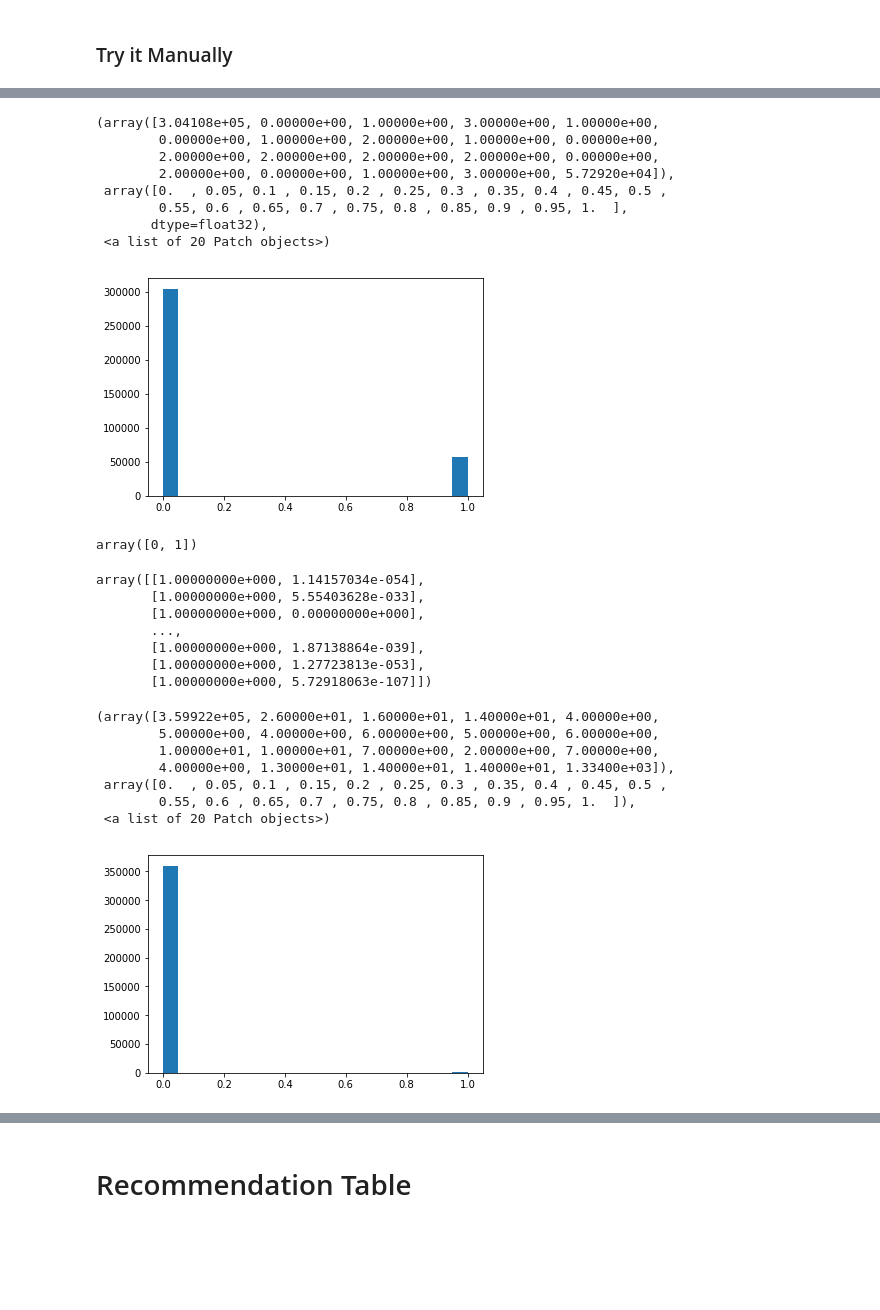
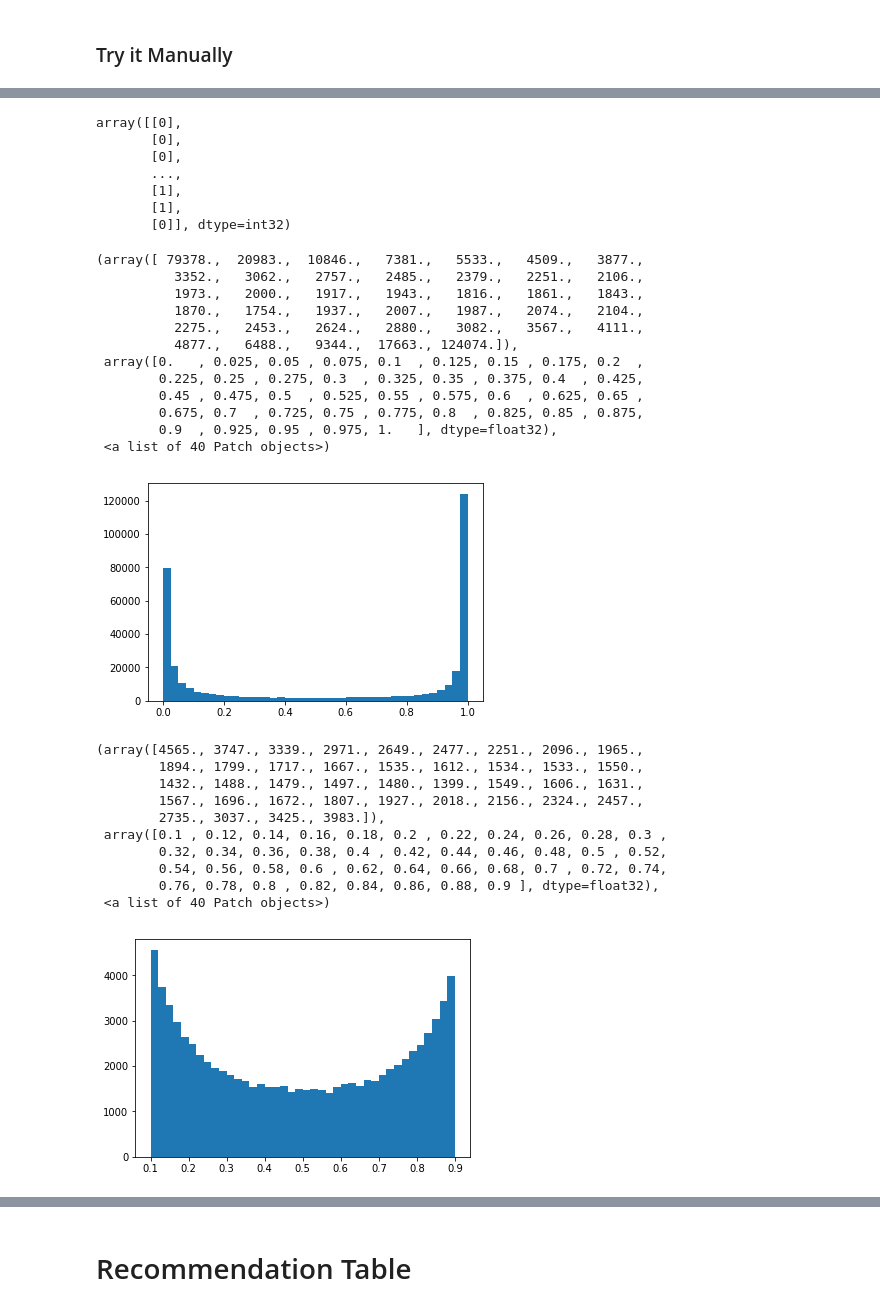
Before and after one commit to as6140/peervest, a Jupyter notebook: test_pipeline_on_current_data.ipynb, the cells around one changed output, grey strips where cells are left out. Drawn from its saved outputs; the diff is of its cells as text; code cells hidden in the pictures; blank space fills up the shorter version.

Commit message:
add calibrated classification model (nn_v7), test nn_v7 on future data (success), test nn_v7 on current data (success), updated functions

```diff
--- a/test_pipeline_on_current_data.ipynb
+++ b/test_pipeline_on_current_data.ipynb
@@ -91,7 +92,7 @@ X_current_classif = concat_X_and_6ohe_dfs(X_current, ohe_home_ownership, ohe_pur
 X_current_regr = concat_X_and_6ohe_dfs(X_current, ohe_home_ownership, ohe_purpose, ohe_zip_code,
                                    ohe_application_type, ohe_sub_grade, ohe_emp_title_2)
 prep_all_df_for_classification(X_current_classif) #drops columns in place
-class_model = joblib.load('nn_v3.joblib')
+class_model = joblib.load('nn_v7.joblib')
 # %% [output]
 Using TensorFlow backend.
 WARNING: Logging before flag parsing goes to stderr.
@@ -141,0 +166,5 @@ array([[1.],
+# %%
+ss = StandardScaler()
+X_current_classif_s = ss.fit_transform(X_current_classif)
+# %%
+current_class_s_preds_proba = class_model.predict_proba(X_current_classif_s,verbose=1)
@@ -142,12 +193,26 @@ array([[1.],
+# %%
+class_model.predict_classes(X_current_classif)
+# %% [output]
+array([[0],
+       [0],
+       [0],
+       ...,
+       [1],
+       [1],
+       [0]], dtype=int32)
 # %%
-plt.hist(current_class_preds_proba,bins=20,range=(0,1))
+plt.hist(current_class_s_preds_proba,bins=40,range=(0,1))
 # %% [output]
-(array([3.04108e+05, 0.00000e+00, 1.00000e+00, 3.00000e+00, 1.00000e+00,
-        0.00000e+00, 1.00000e+00, 2.00000e+00, 1.00000e+00, 0.00000e+00,
-        2.00000e+00, 2.00000e+00, 2.00000e+00, 2.00000e+00, 0.00000e+00,
-        2.00000e+00, 0.00000e+00, 1.00000e+00, 3.00000e+00, 5.72920e+04]),
- array([0.  , 0.05, 0.1 , 0.15, 0.2 , 0.25, 0.3 , 0.35, 0.4 , 0.45, 0.5 ,
-        0.55, 0.6 , 0.65, 0.7 , 0.75, 0.8 , 0.85, 0.9 , 0.95, 1.  ],
-       dtype=float32),
- <a list of 20 Patch objects>)
+(array([ 79378.,  20983.,  10846.,   7381.,   5533.,   4509.,   3877.,
+          3352.,   3062.,   2757.,   2485.,   2379.,   2251.,   2106.,
+          1973.,   2000.,   1917.,   1943.,   1816.,   1861.,   1843.,
+          1870.,   1754.,   1937.,   2007.,   1987.,   2074.,   2104.,
+          2275.,   2453.,   2624.,   2880.,   3082.,   3567.,   4111.,
+          4877.,   6488.,   9344.,  17663., 124074.]),
+ array([0.   , 0.025, 0.05 , 0.075, 0.1  , 0.125, 0.15 , 0.175, 0.2  ,
+        0.225, 0.25 , 0.275, 0.3  , 0.325, 0.35 , 0.375, 0.4  , 0.425,
+        0.45 , 0.475, 0.5  , 0.525, 0.55 , 0.575, 0.6  , 0.625, 0.65 ,
+        0.675, 0.7  , 0.725, 0.75 , 0.775, 0.8  , 0.825, 0.85 , 0.875,
+        0.9  , 0.925, 0.95 , 0.975, 1.   ], dtype=float32),
+ <a list of 40 Patch objects>)
-[figure, old version]
+[figure, new version]
@@ -157,25 +219,14 @@ current_log_class_preds_proba = log_class_model.predict_proba(X_current_classif)
-# %%
-log_class_model.classes_
-# %% [output]
-array([0, 1])
-# %%
-log_class_model.predict_proba(X_current_classif)
-# %% [output]
-array([[1.00000000e+000, 1.14157034e-054],
-       [1.00000000e+000, 5.55403628e-033],
-       [1.00000000e+000, 0.00000000e+000],
-       ...,
-       [1.00000000e+000, 1.87138864e-039],
-       [1.00000000e+000, 1.27723813e-053],
-       [1.00000000e+000, 5.72918063e-107]])
 # %%
-plt.hist(current_log_class_preds_proba[:,1],bins=20,range=(0,1))
+plt.hist(current_class_s_preds_proba,bins=40,range=(0.1,0.9))
 # %% [output]
-(array([3.59922e+05, 2.60000e+01, 1.60000e+01, 1.40000e+01, 4.00000e+00,
-        5.00000e+00, 4.00000e+00, 6.00000e+00, 5.00000e+00, 6.00000e+00,
-        1.00000e+01, 1.00000e+01, 7.00000e+00, 2.00000e+00, 7.00000e+00,
-        4.00000e+00, 1.30000e+01, 1.40000e+01, 1.40000e+01, 1.33400e+03]),
- array([0.  , 0.05, 0.1 , 0.15, 0.2 , 0.25, 0.3 , 0.35, 0.4 , 0.45, 0.5 ,
-        0.55, 0.6 , 0.65, 0.7 , 0.75, 0.8 , 0.85, 0.9 , 0.95, 1.  ]),
- <a list of 20 Patch objects>)
+(array([4565., 3747., 3339., 2971., 2649., 2477., 2251., 2096., 1965.,
+        1894., 1799., 1717., 1667., 1535., 1612., 1534., 1533., 1550.,
+        1432., 1488., 1479., 1497., 1480., 1399., 1549., 1606., 1631.,
+        1567., 1696., 1672., 1807., 1927., 2018., 2156., 2324., 2457.,
+        2735., 3037., 3425., 3983.]),
+ array([0.1 , 0.12, 0.14, 0.16, 0.18, 0.2 , 0.22, 0.24, 0.26, 0.28, 0.3 ,
+        0.32, 0.34, 0.36, 0.38, 0.4 , 0.42, 0.44, 0.46, 0.48, 0.5 , 0.52,
+        0.54, 0.56, 0.58, 0.6 , 0.62, 0.64, 0.66, 0.68, 0.7 , 0.72, 0.74,
+        0.76, 0.78, 0.8 , 0.82, 0.84, 0.86, 0.88, 0.9 ], dtype=float32),
+ <a list of 40 Patch objects>)
-[figure, old version]
+[figure, new version]
```
Also changed, not shown: parts of 14 cells of this notebook, 6 other files.
